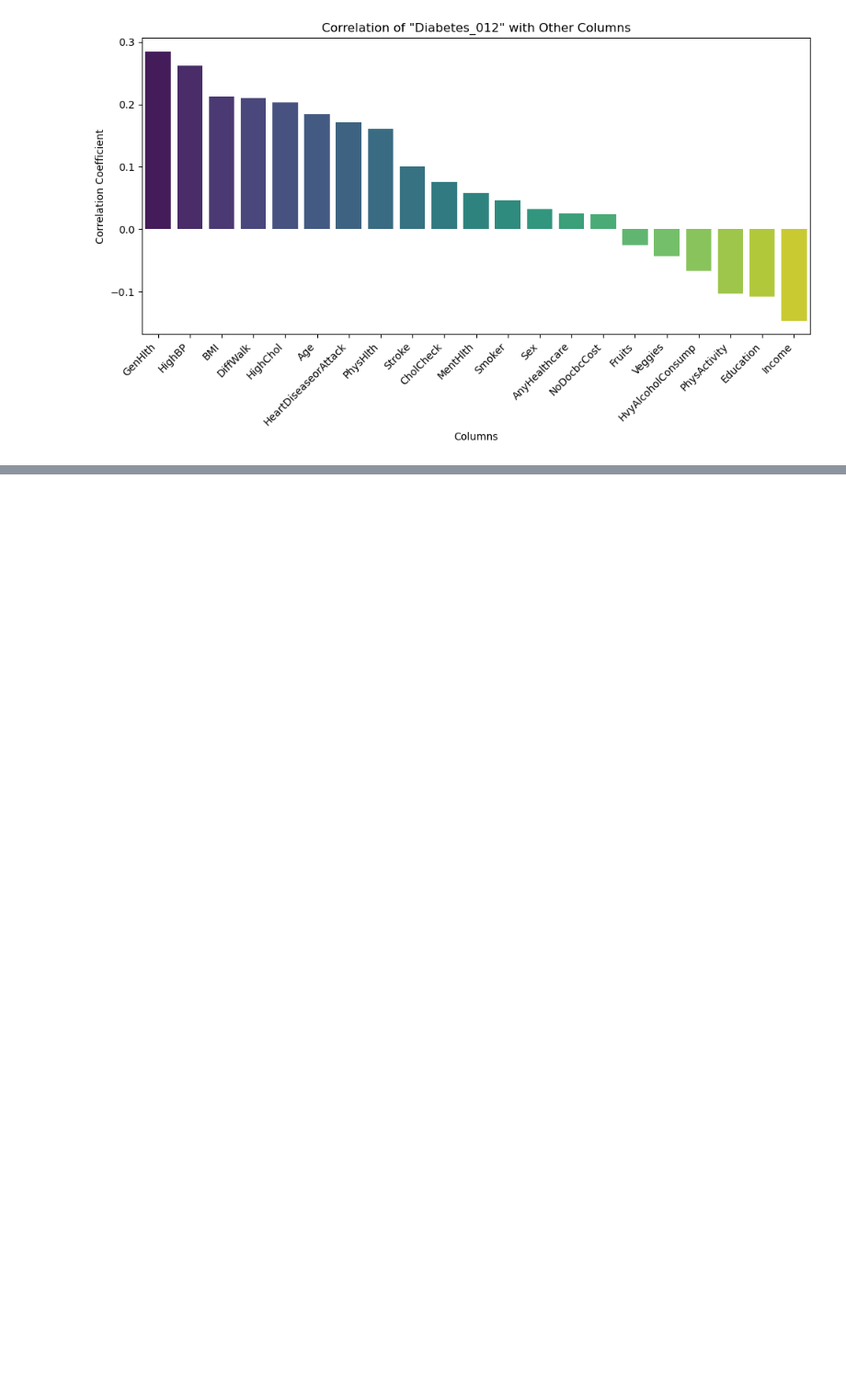
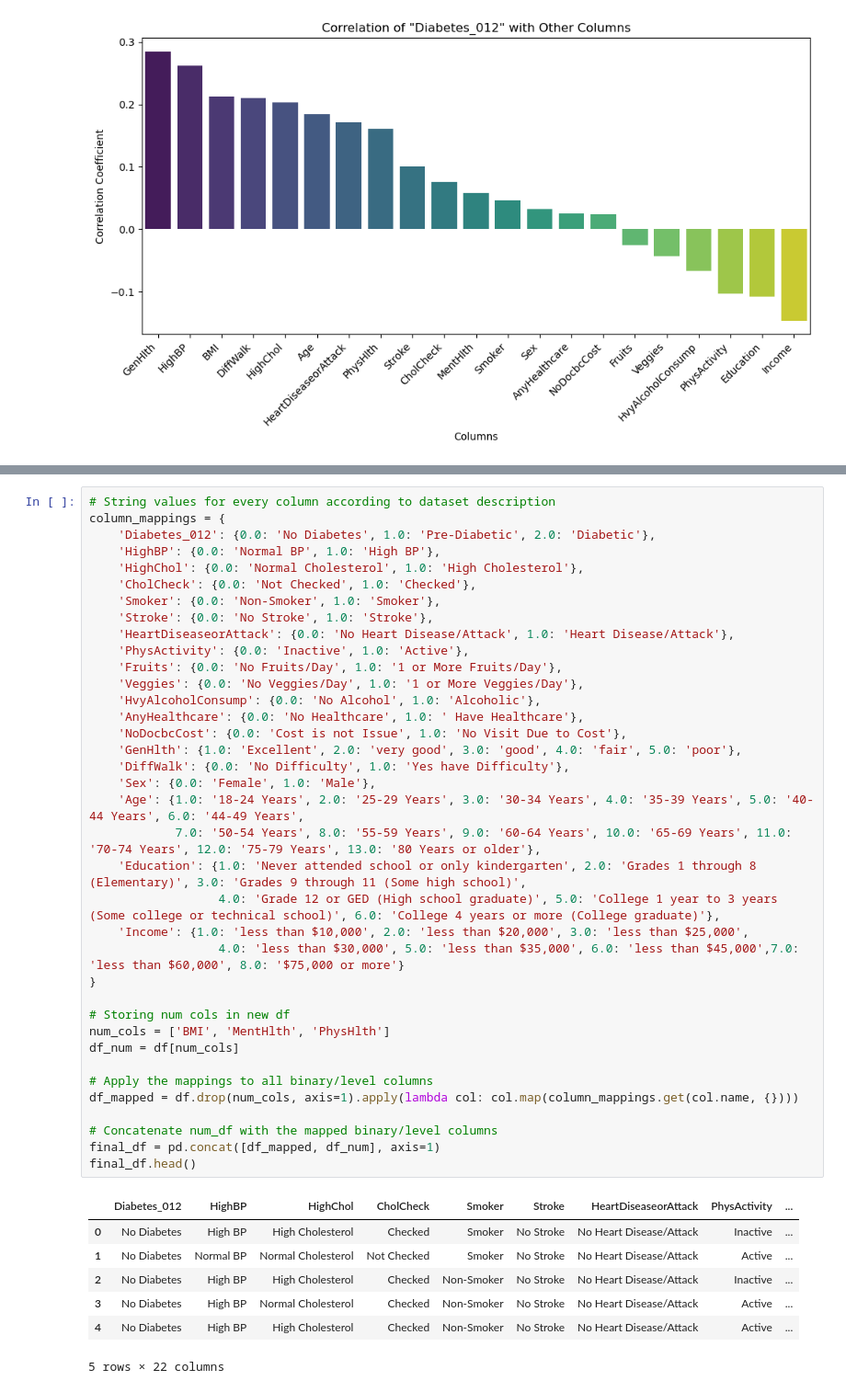
Before and after one commit to numanyusf/Diabetes-Dataset-EDA, a Jupyter notebook: ml6-ds-proj-2.ipynb, the cells around one changed output, grey strips where cells are left out. Shown at 92% size. Saved outputs shown, nothing was run; the diff lists cells and outputs as text; blank space fills up the shorter version.

```diff
--- a/ml6-ds-proj-2.ipynb
+++ b/ml6-ds-proj-2.ipynb
@@ -216,0 +233,45 @@ plt.show()
+# %%
+# String values for every column according to dataset description
+column_mappings = {
+    'Diabetes_012': {0.0: 'No Diabetes', 1.0: 'Pre-Diabetic', 2.0: 'Diabetic'},
+    'HighBP': {0.0: 'Normal BP', 1.0: 'High BP'},
+    'HighChol': {0.0: 'Normal Cholesterol', 1.0: 'High Cholesterol'},
+    'CholCheck': {0.0: 'Not Checked', 1.0: 'Checked'},
+    'Smoker': {0.0: 'Non-Smoker', 1.0: 'Smoker'},
+    'Stroke': {0.0: 'No Stroke', 1.0: 'Stroke'},
+    'HeartDiseaseorAttack': {0.0: 'No Heart Disease/Attack', 1.0: 'Heart Disease/Attack'},
+    'PhysActivity': {0.0: 'Inactive', 1.0: 'Active'},
+    'Fruits': {0.0: 'No Fruits/Day', 1.0: '1 or More Fruits/Day'},
+    'Veggies': {0.0: 'No Veggies/Day', 1.0: '1 or More Veggies/Day'},
+    'HvyAlcoholConsump': {0.0: 'No Alcohol', 1.0: 'Alcoholic'},
+    'AnyHealthcare': {0.0: 'No Healthcare', 1.0: ' Have Healthcare'},
+    'NoDocbcCost': {0.0: 'Cost is not Issue', 1.0: 'No Visit Due to Cost'},
+    'GenHlth': {1.0: 'Excellent', 2.0: 'very good', 3.0: 'good', 4.0: 'fair', 5.0: 'poor'},
+    'DiffWalk': {0.0: 'No Difficulty', 1.0: 'Yes have Difficulty'},
+    'Sex': {0.0: 'Female', 1.0: 'Male'},
+    'Age': {1.0: '18-24 Years', 2.0: '25-29 Years', 3.0: '30-34 Years', 4.0: '35-39 Years', 5.0: '40-44 Years', 6.0: '44-49 Years',
+            7.0: '50-54 Years', 8.0: '55-59 Years', 9.0: '60-64 Years', 10.0: '65-69 Years', 11.0: '70-74 Years', 12.0: '75-79 Years', 13.0: '80 Years or older'},
+    'Education': {1.0: 'Never attended school or only kindergarten', 2.0: 'Grades 1 through 8 (Elementary)', 3.0: 'Grades 9 through 11 (Some high school)',
+                  4.0: 'Grade 12 or GED (High school graduate)', 5.0: 'College 1 year to 3 years (Some college or technical school)', 6.0: 'College 4 years or more (College graduate)'},
+    'Income': {1.0: 'less than $10,000', 2.0: 'less than $20,000', 3.0: 'less than $25,000',
+                  4.0: 'less than $30,000', 5.0: 'less than $35,000', 6.0: 'less than $45,000',7.0: 'less than $60,000', 8.0: '$75,000 or more'}
+}
+
+# Storing num cols in new df
+num_cols = ['BMI', 'MentHlth', 'PhysHlth']
+df_num = df[num_cols]
+
+# Apply the mappings to all binary/level columns
+df_mapped = df.drop(num_cols, axis=1).apply(lambda col: col.map(column_mappings.get(col.name, {})))
+
+# Concatenate num_df with the mapped binary/level columns
+final_df = pd.concat([df_mapped, df_num], axis=1)
+final_df.head()
+# %% [output]
+|  | Diabetes_012 | HighBP | HighChol | CholCheck | Smoker | Stroke | HeartDiseaseorAttack | PhysActivity | ... |
+| 0 | No Diabetes | High BP | High Cholesterol | Checked | Smoker | No Stroke | No Heart Disease/Attack | Inactive | ... |
+| 1 | No Diabetes | Normal BP | Normal Cholesterol | Not Checked | Smoker | No Stroke | No Heart Disease/Attack | Active | ... |
+| 2 | No Diabetes | High BP | High Cholesterol | Checked | Non-Smoker | No Stroke | No Heart Disease/Attack | Inactive | ... |
+| 3 | No Diabetes | High BP | Normal Cholesterol | Checked | Non-Smoker | No Stroke | No Heart Disease/Attack | Active | ... |
+| 4 | No Diabetes | High BP | High Cholesterol | Checked | Non-Smoker | No Stroke | No Heart Disease/Attack | Active | ... |
+5 rows × 22 columns
```
Also changed, not shown: parts of 4 cells of this notebook.
